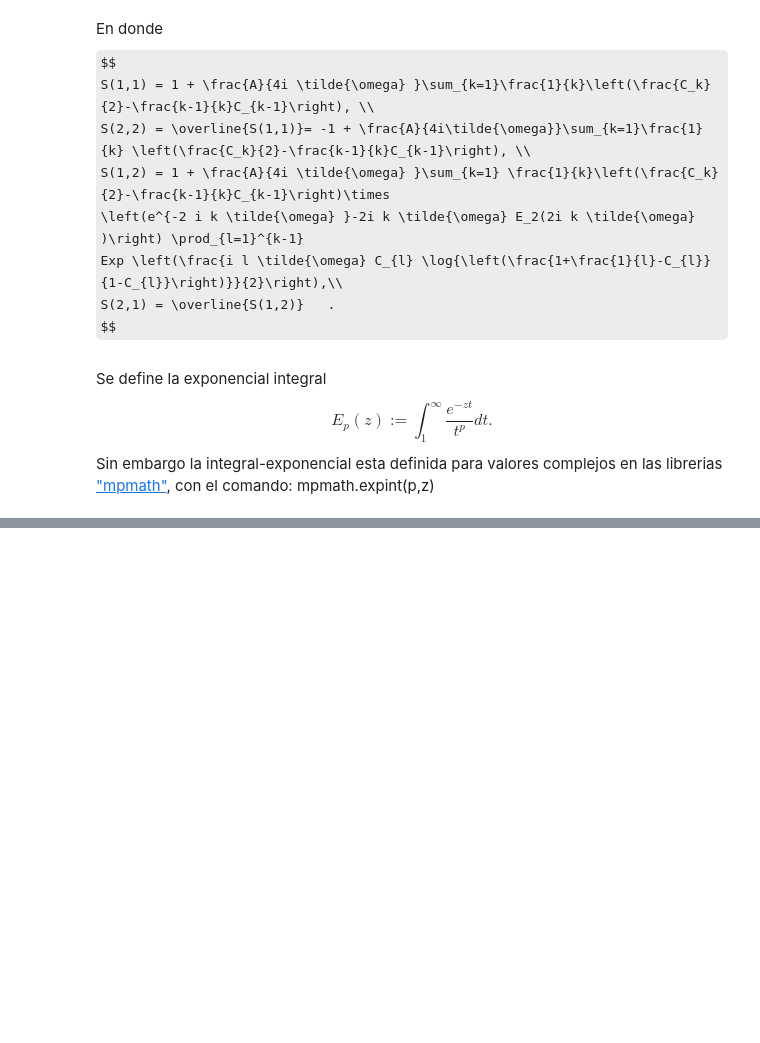
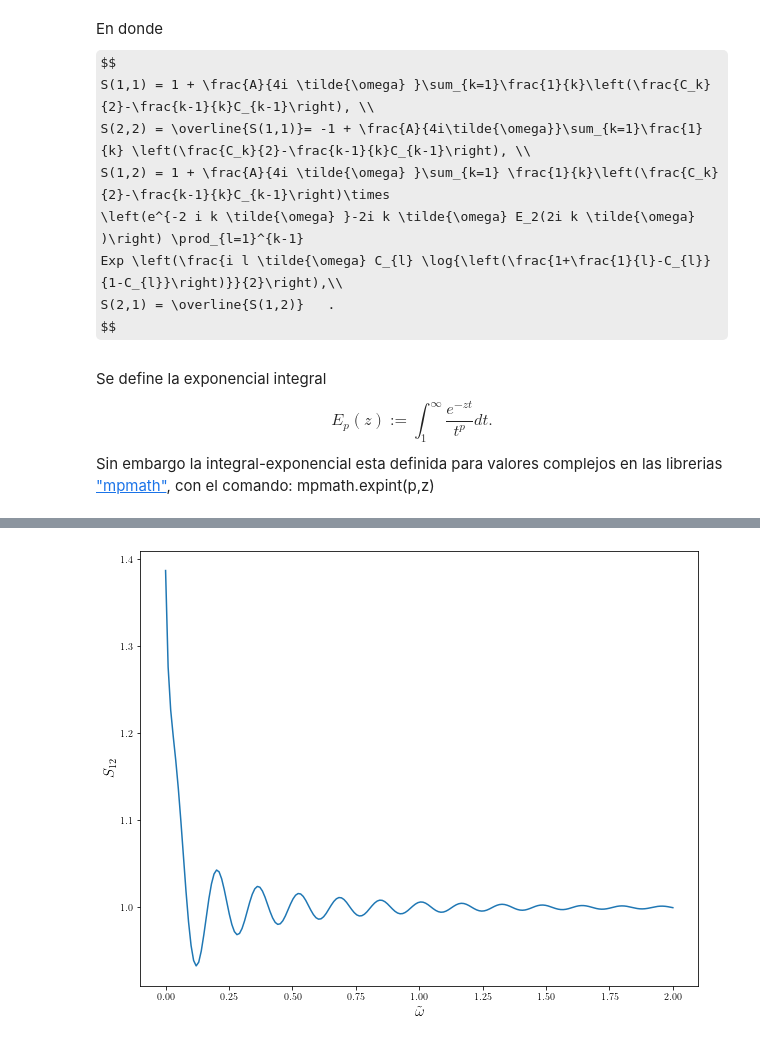
Before and after one commit to caoroac/MatrizTrans_RW_CD, a Jupyter notebook: Matriz de transferencia.ipynb, the cells around one changed output, grey strips where cells are left out. Saved outputs shown, nothing was run; the diff lists cells and outputs as text; code cells hidden in the pictures; some formulas as TeX source; blank space fills up the shorter version.

```diff
--- a/Matriz de transferencia.ipynb
+++ b/Matriz de transferencia.ipynb
@@ -241,0 +235,8 @@ plt.show()
+# %%
+plt.plot(w,vecS12)
+plt.xlabel(r'$\tilde{\omega}$',fontsize=15)
+plt.ylabel(r'$S_{12}$',fontsize=15)
+
+plt.show()
+# %% [output]
+[figure, added]
```
Also changed, not shown: parts of 18 cells of this notebook.
